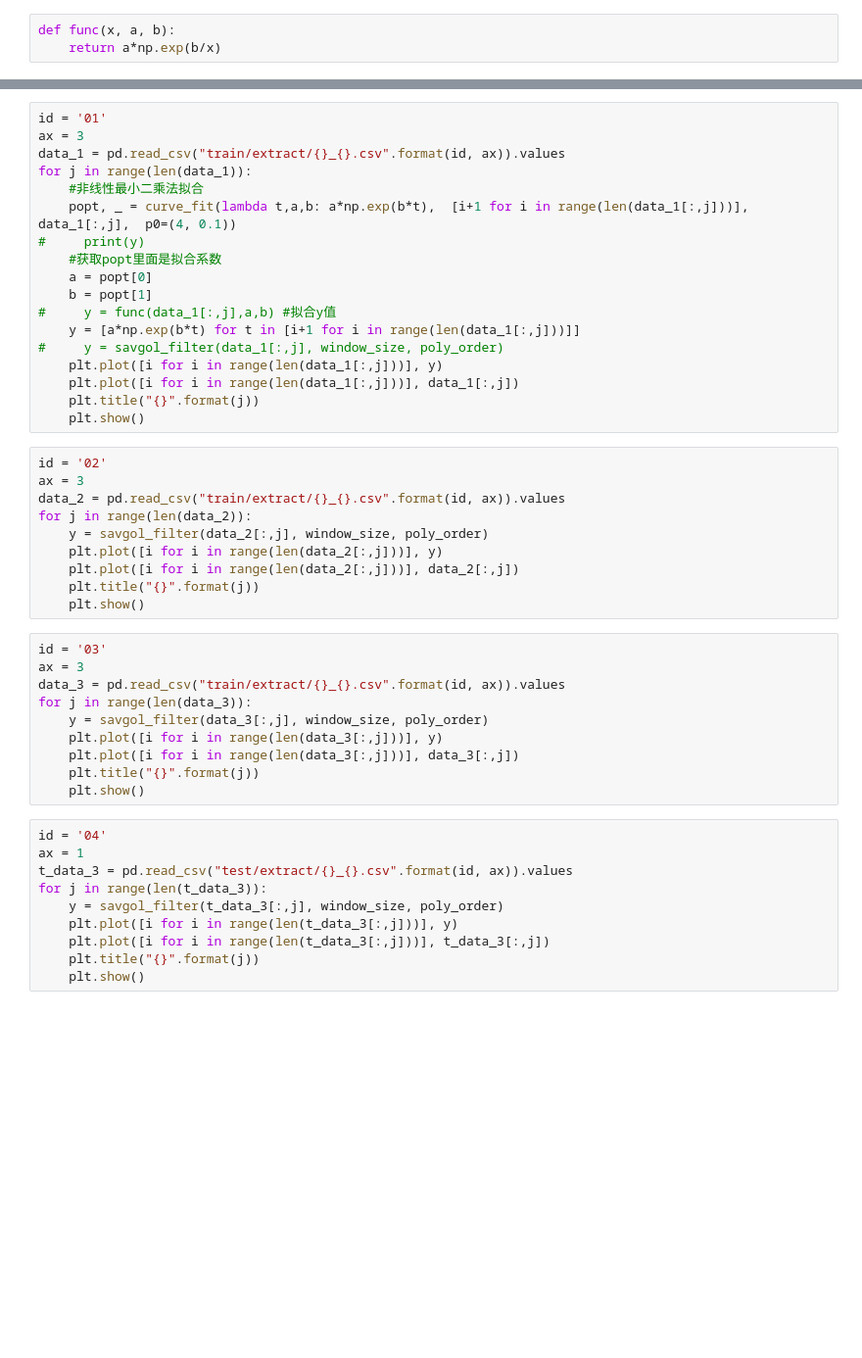
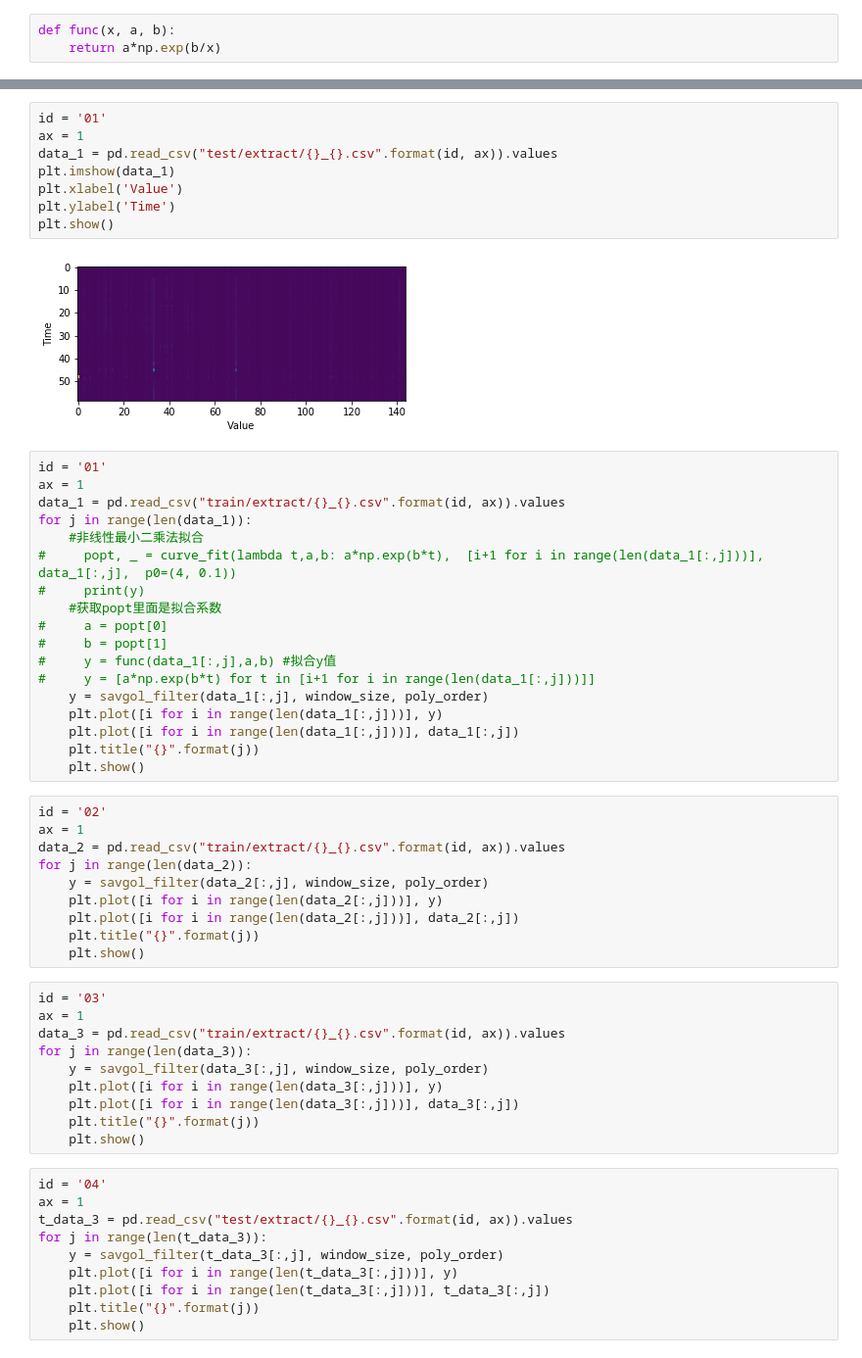
Before and after one commit to Juary88/Knife-RUL-Prediction, a Jupyter notebook: train_wt.ipynb, the cells around one changed output, grey strips where cells are left out. Shown: that part at 98% size. Cells and saved outputs as stored; diff of their text form; blank space fills up the shorter version.

```diff
--- a/train_wt.ipynb
+++ b/train_wt.ipynb
@@ -26,24 +36,34 @@ def func(x, a, b):
+# %%
+id = '01'
+ax = 1
+data_1 = pd.read_csv("test/extract/{}_{}.csv".format(id, ax)).values
+plt.imshow(data_1)
+plt.xlabel('Value')
+plt.ylabel('Time')
+plt.show()
+# %% [output]
+[figure, added]
 # %%
 id = '01'
-ax = 3
+ax = 1
 data_1 = pd.read_csv("train/extract/{}_{}.csv".format(id, ax)).values
 for j in range(len(data_1)):
     #非线性最小二乘法拟合
-    popt, _ = curve_fit(lambda t,a,b: a*np.exp(b*t),  [i+1 for i in range(len(data_1[:,j]))],  data_1[:,j],  p0=(4, 0.1))
+#     popt, _ = curve_fit(lambda t,a,b: a*np.exp(b*t),  [i+1 for i in range(len(data_1[:,j]))],  data_1[:,j],  p0=(4, 0.1))
 #     print(y)
     #获取popt里面是拟合系数
-    a = popt[0]
-    b = popt[1]
+#     a = popt[0]
+#     b = popt[1]
 #     y = func(data_1[:,j],a,b) #拟合y值
-    y = [a*np.exp(b*t) for t in [i+1 for i in range(len(data_1[:,j]))]]
-#     y = savgol_filter(data_1[:,j], window_size, poly_order)
+#     y = [a*np.exp(b*t) for t in [i+1 for i in range(len(data_1[:,j]))]]
+    y = savgol_filter(data_1[:,j], window_size, poly_order)
     plt.plot([i for i in range(len(data_1[:,j]))], y)
     plt.plot([i for i in range(len(data_1[:,j]))], data_1[:,j])
     plt.title("{}".format(j))
     plt.show()
 # %%
 id = '02'
-ax = 3
+ax = 1
 data_2 = pd.read_csv("train/extract/{}_{}.csv".format(id, ax)).values
 for j in range(len(data_2)):
     y = savgol_filter(data_2[:,j], window_size, poly_order)
@@ -53,7 +73,7 @@ for j in range(len(data_2)):
     plt.show()
 # %%
 id = '03'
-ax = 3
+ax = 1
 data_3 = pd.read_csv("train/extract/{}_{}.csv".format(id, ax)).values
 for j in range(len(data_3)):
     y = savgol_filter(data_3[:,j], window_size, poly_order)
```
Also changed, not shown: parts of 5 cells of this notebook, 4 other files.
